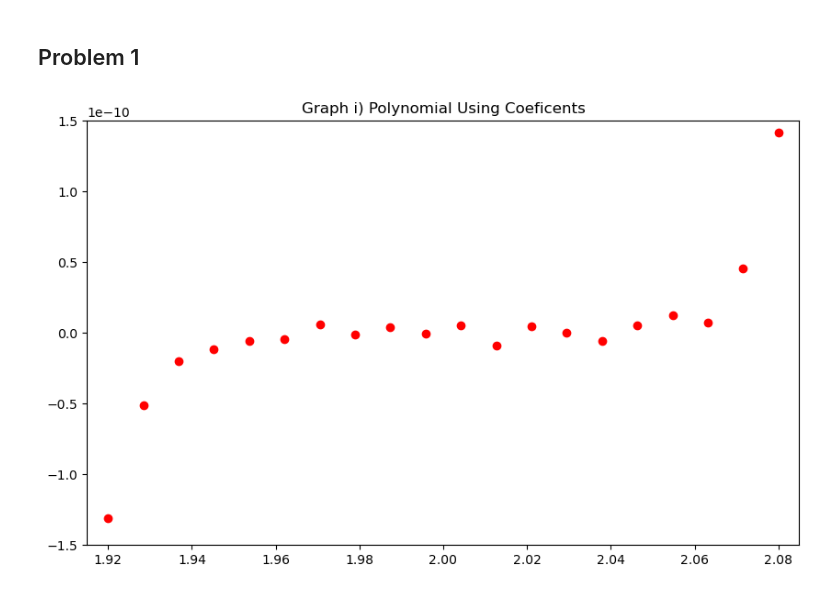
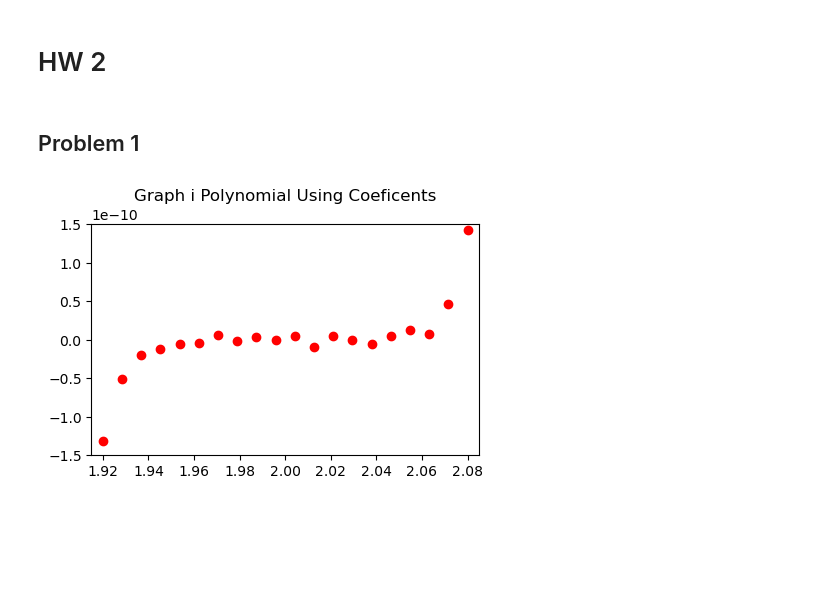
Before and after one commit to JensenLav/APPM4600, a Jupyter notebook: HW2/hw2.ipynb, the cells around one changed output. Cells and saved outputs as stored; diff of their text form; code cells hidden in the pictures; blank space fills up the shorter version.

```diff
--- a/HW2/hw2.ipynb
+++ b/HW2/hw2.ipynb
@@ -1,3 +1,5 @@
+# %% [markdown]
+# HW 2
 # %%
 import numpy as np
 import matplotlib.pyplot as plt
@@ -7,24 +9,24 @@ import sympy as sp
 # %%
 
 x1,x2,y1,y2 = 1.92, 2.08, -1.5e-10, 1.5e-10
 N = 20
 points_x = [x1]
 points_y = []
 roots = 2
 p = np.poly1d([1,-18,144,-672,2016,-4032,5376,-4608,2304,-512])
 eqidist = (x2 - x1) / (N-1)
 
 for i in range(1,N-1):
     points_x.append((x1 + i*eqidist))
 points_x.append(x2)
 
 for j in range(len(points_x)):
     points_y.append(np.polyval(p, points_x[j]))
 
-plt.figure(figsize=(10,6))
-plt.title('Graph i) Polynomial Using Coeficents')
+plt.figure(figsize=(5,3))
+plt.title('Graph i Polynomial Using Coeficents')
 plt.axis([x1-0.005, x2+0.005, y1, y2])
 plt.scatter(points_x, points_y, color='red')
 plt.show()
 # %% [output]
-[figure, old version]
+[figure, new version]
```
Also changed, not shown: parts of 2 cells of this notebook.
